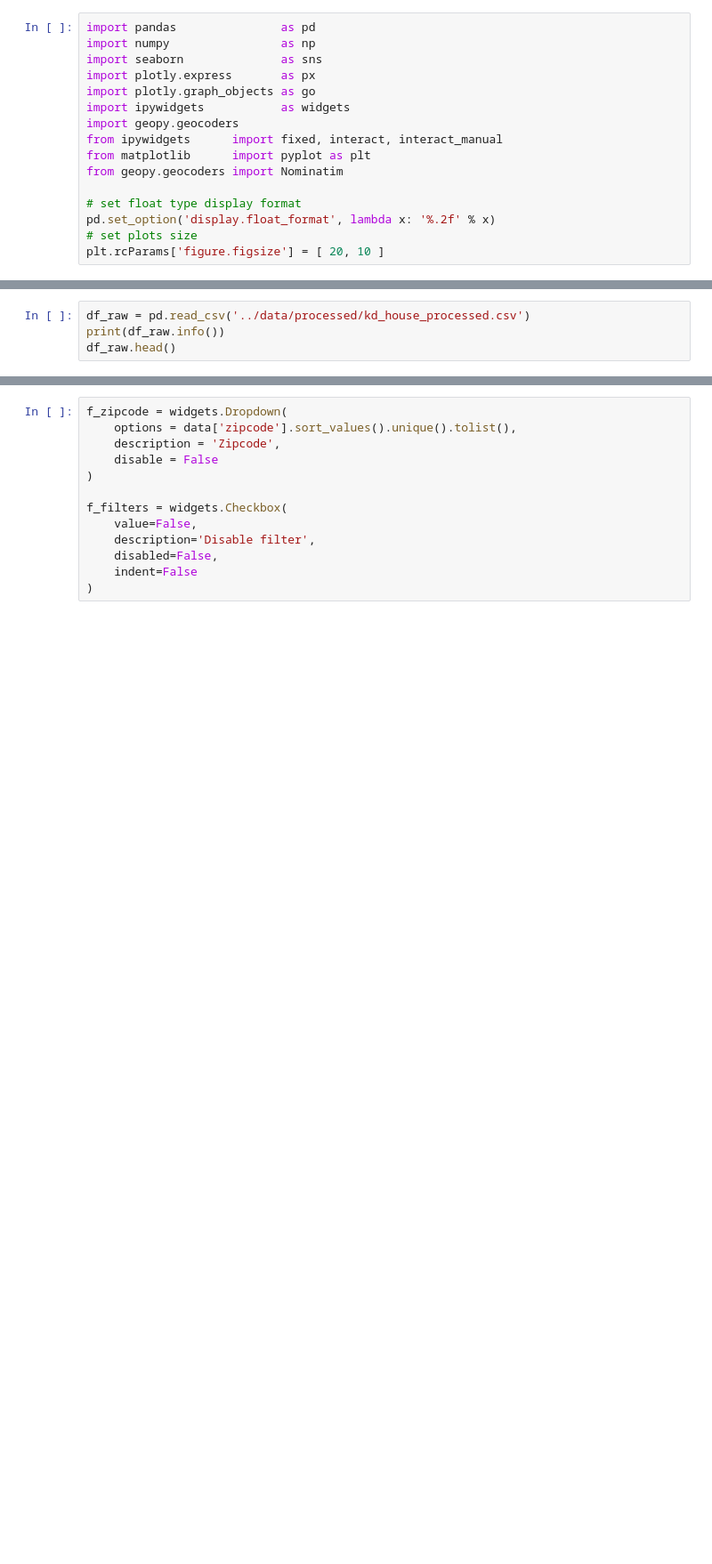
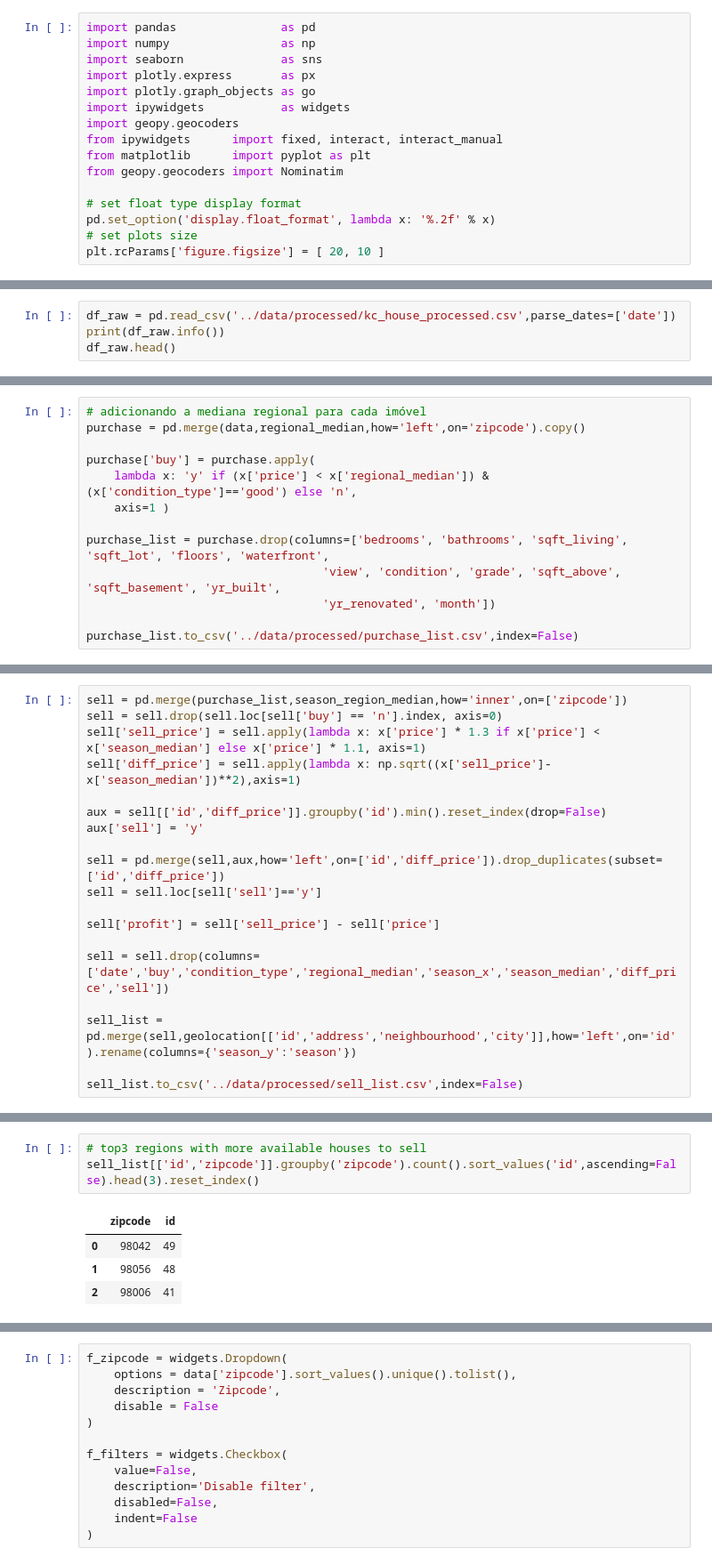
Before and after one commit to dsrodrigovieira/houserocketsales, a Jupyter notebook: notebooks/3_solucao.ipynb, the cells around one changed output, grey strips where cells are left out. Shown at 89% size. Saved outputs shown, nothing was run; the diff lists cells and outputs as text; blank space fills up the shorter version.

```diff
--- a/notebooks/3_solucao.ipynb
+++ b/notebooks/3_solucao.ipynb
@@ -19,5 +19,5 @@ plt.rcParams['figure.figsize'] = [ 20, 10 ]
 # %%
-df_raw = pd.read_csv('../data/processed/kd_house_processed.csv')
+df_raw = pd.read_csv('../data/processed/kc_house_processed.csv',parse_dates=['date'])
 print(df_raw.info())
 df_raw.head()
 # %% [output]
@@ -77,0 +80,13 @@ season_region_median.to_csv('../data/interim/season_region_median.csv',index=Fal
+# %%
+# adicionando a mediana regional para cada imóvel
+purchase = pd.merge(data,regional_median,how='left',on='zipcode').copy()
+
+purchase['buy'] = purchase.apply(
+    lambda x: 'y' if (x['price'] < x['regional_median']) & (x['condition_type']=='good') else 'n',
+    axis=1 )
+
+purchase_list = purchase.drop(columns=['bedrooms', 'bathrooms', 'sqft_living', 'sqft_lot', 'floors', 'waterfront',
+                                  'view', 'condition', 'grade', 'sqft_above', 'sqft_basement', 'yr_built',
+                                  'yr_renovated', 'month'])
+
+purchase_list.to_csv('../data/processed/purchase_list.csv',index=False)
@@ -77,0 +123,19 @@ season_region_median.to_csv('../data/interim/season_region_median.csv',index=Fal
+# %%
+sell = pd.merge(purchase_list,season_region_median,how='inner',on=['zipcode'])
+sell = sell.drop(sell.loc[sell['buy'] == 'n'].index, axis=0)
+sell['sell_price'] = sell.apply(lambda x: x['price'] * 1.3 if x['price'] < x['season_median'] else x['price'] * 1.1, axis=1)
+sell['diff_price'] = sell.apply(lambda x: np.sqrt((x['sell_price']-x['season_median'])**2),axis=1)
+
+aux = sell[['id','diff_price']].groupby('id').min().reset_index(drop=False)
+aux['sell'] = 'y'
+
+sell = pd.merge(sell,aux,how='left',on=['id','diff_price']).drop_duplicates(subset=['id','diff_price'])
+sell = sell.loc[sell['sell']=='y']
+
+sell['profit'] = sell['sell_price'] - sell['price']
+
+sell = sell.drop(columns=['date','buy','condition_type','regional_median','season_x','season_median','diff_price','sell'])
+
+sell_list = pd.merge(sell,geolocation[['id','address','neighbourhood','city']],how='left',on='id').rename(columns={'season_y':'season'})
+
+sell_list.to_csv('../data/processed/sell_list.csv',index=False)
@@ -77,0 +150,8 @@ season_region_median.to_csv('../data/interim/season_region_median.csv',index=Fal
+# %%
+# top3 regions with more available houses to sell
+sell_list[['id','zipcode']].groupby('zipcode').count().sort_values('id',ascending=False).head(3).reset_index()
+# %% [output]
+|  | zipcode | id |
+| 0 | 98042 | 49 |
+| 1 | 98056 | 48 |
+| 2 | 98006 | 41 |
```
Also changed, not shown: parts of 34 cells of this notebook, 4 other files.
